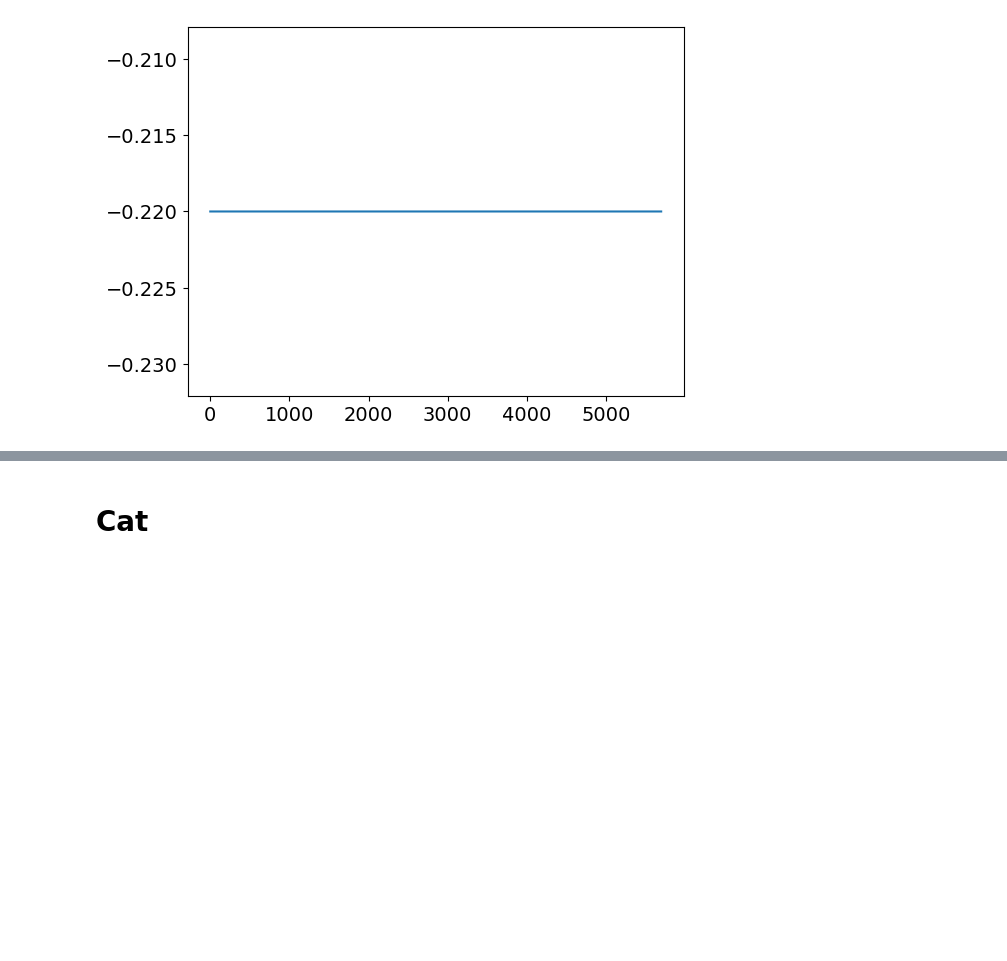
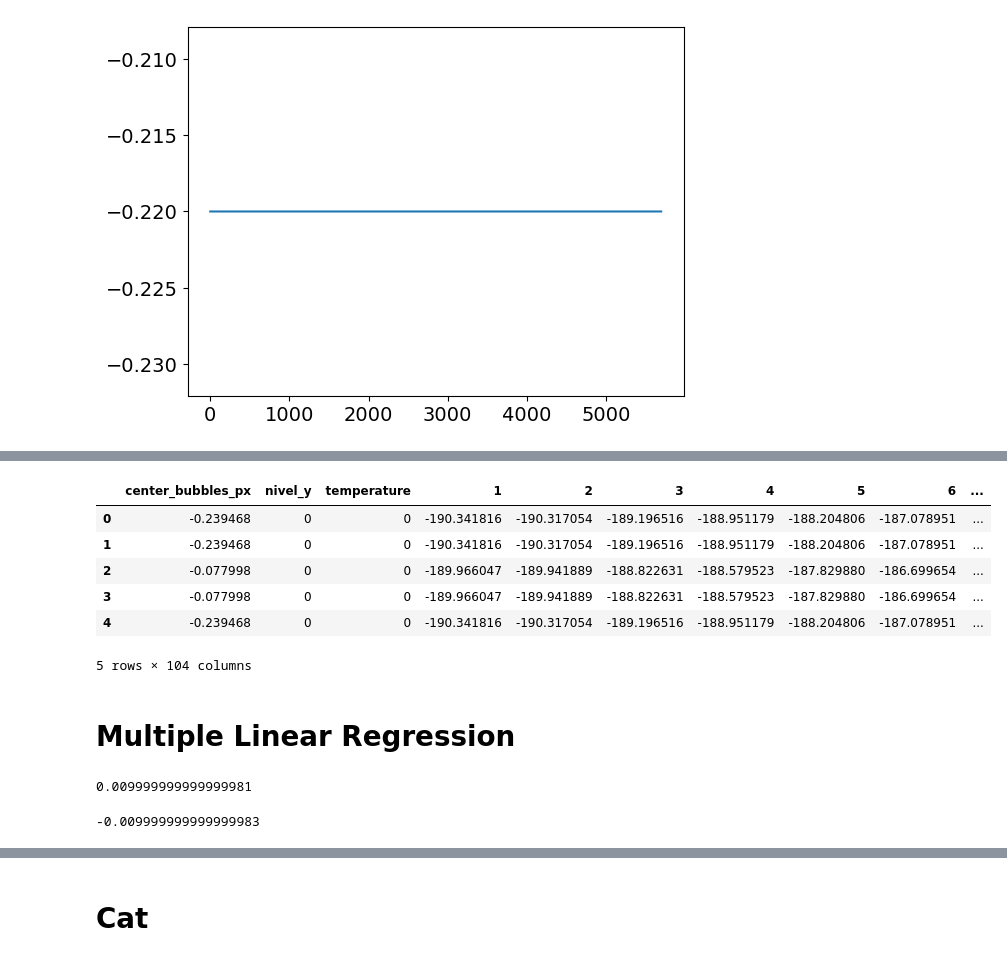
Before and after one commit to SergeyDolin/inclinometer-main, a Jupyter notebook: nn.ipynb, the cells around one changed output, grey strips where cells are left out. Saved outputs shown, nothing was run; the diff lists cells and outputs as text; code cells hidden in the pictures; blank space fills up the shorter version.

```diff
--- a/nn.ipynb
+++ b/nn.ipynb
@@ -299,0 +330,19 @@ features['1'].plot()
+# %%
+df_cf = train.copy()
+
+for i in df_cf.columns:
+    if i not in [CFG.TARGET, 'temperature', 'air_temp']:
+        res = stats.linregress(df_cf['temperature'], df_cf[i])
+        df_cf[i] = res.intercept + res.slope*df_cf['temperature']
+
+df_cf[[CFG.TARGET, 'temperature', 'air_temp']] = 0
+# %%
+df_cf.head()
+# %% [output]
+|  | center_bubbles_px | nivel_y | temperature | 1 | 2 | 3 | 4 | 5 | 6 | ... |
+| 0 | -0.239468 | 0 | 0 | -190.341816 | -190.317054 | -189.196516 | -188.951179 | -188.204806 | -187.078951 | ... |
+| 1 | -0.239468 | 0 | 0 | -190.341816 | -190.317054 | -189.196516 | -188.951179 | -188.204806 | -187.078951 | ... |
+| 2 | -0.077998 | 0 | 0 | -189.966047 | -189.941889 | -188.822631 | -188.579523 | -187.829880 | -186.699654 | ... |
+| 3 | -0.077998 | 0 | 0 | -189.966047 | -189.941889 | -188.822631 | -188.579523 | -187.829880 | -186.699654 | ... |
+| 4 | -0.239468 | 0 | 0 | -190.341816 | -190.317054 | -189.196516 | -188.951179 | -188.204806 | -187.078951 | ... |
+5 rows × 104 columns
@@ -299,0 +356,2 @@ features['1'].plot()
+# %% [markdown]
+# Multiple Linear Regression
@@ -299,0 +363,9 @@ features['1'].plot()
+# %%
+np.sqrt(mean_squared_error(test[CFG.TARGET], pred_l))
+# %% [output]
+0.009999999999999981
+# %%
+dif_l = test[CFG.TARGET] - (pred_l)
+dif_l.mean()
+# %% [output]
+-0.009999999999999983
```
Also changed, not shown: parts of 23 cells of this notebook.
